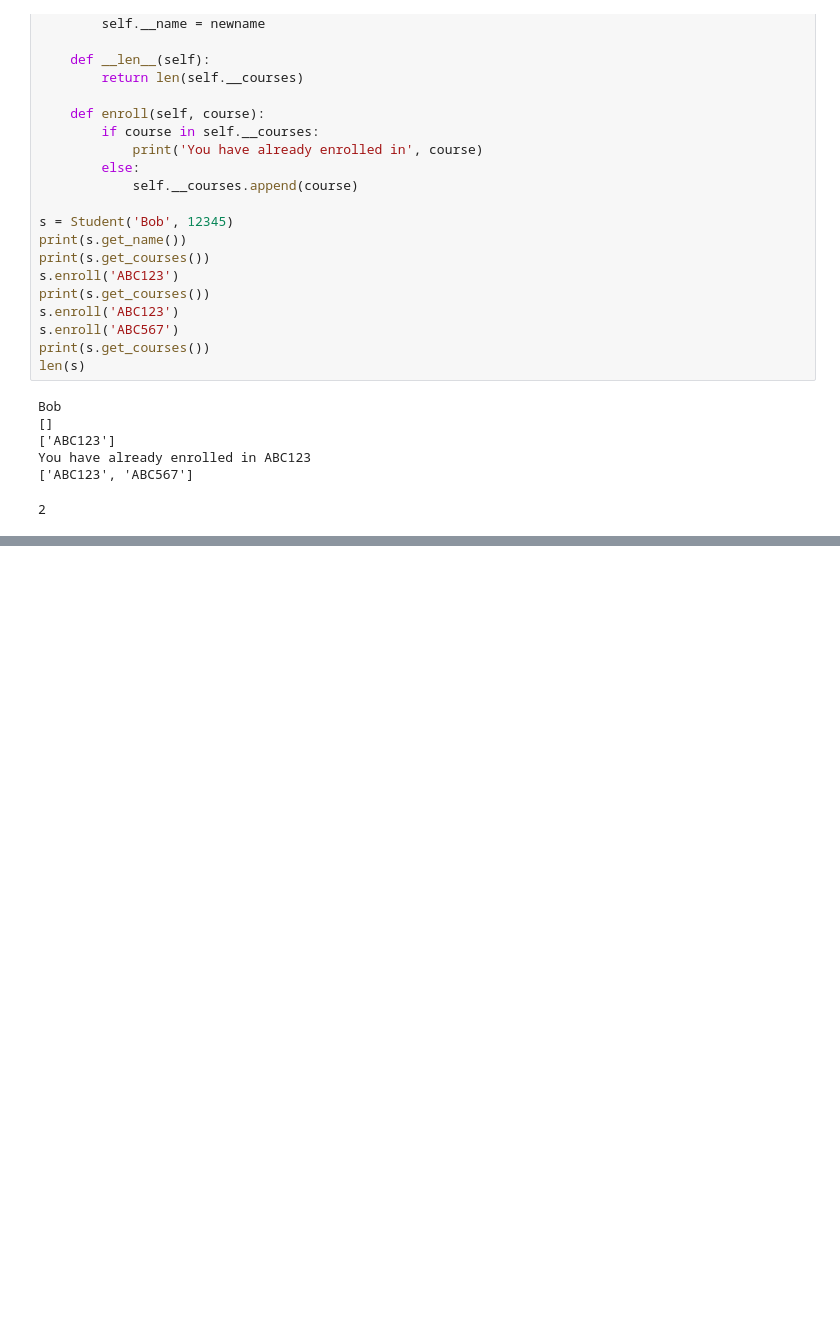
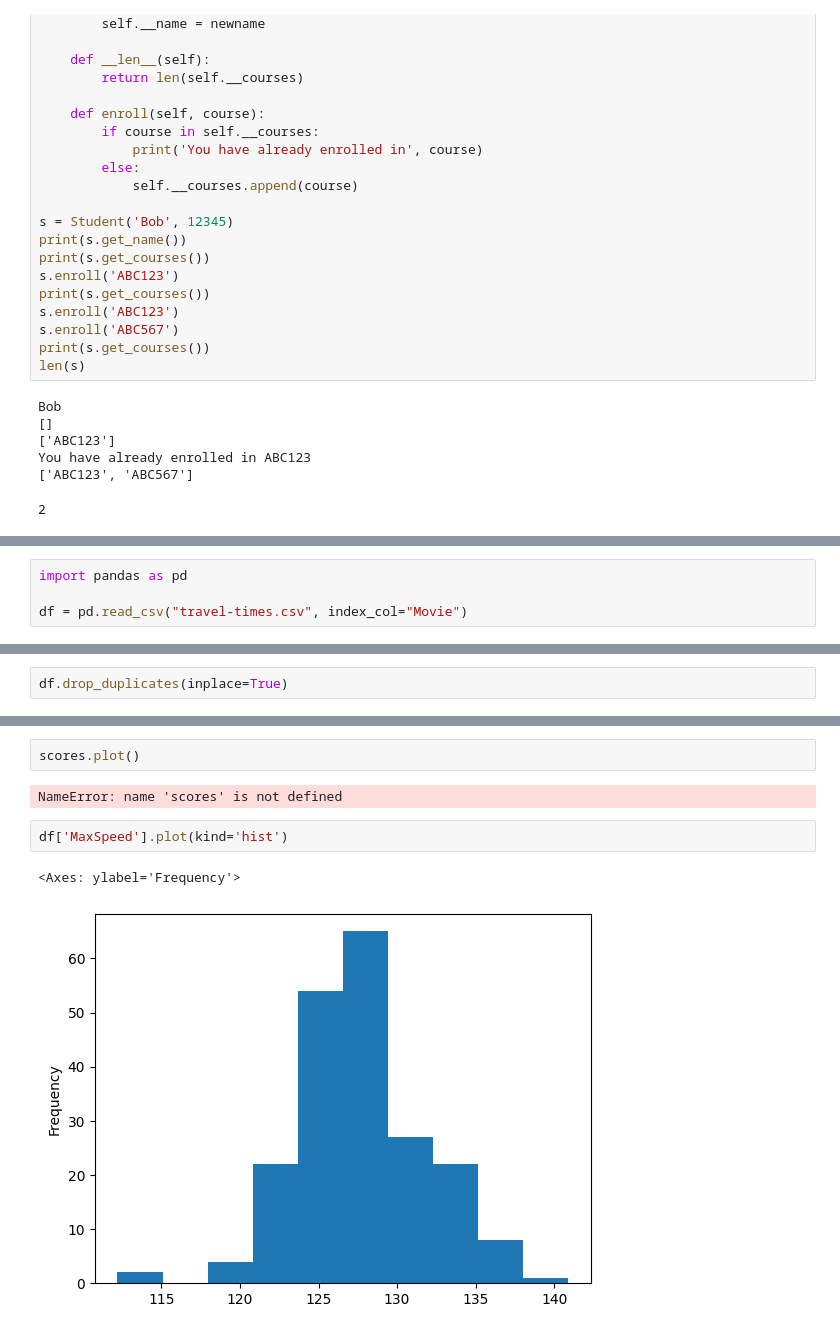
Before and after one commit to mjr436-blip/BTE-320, a Jupyter notebook: In_Class_Assignment.ipynb, the cells around one changed output, grey strips where cells are left out. Saved outputs shown, nothing was run; the diff lists cells and outputs as text; blank space fills up the shorter version.

```diff
--- a/In_Class_Assignment.ipynb
+++ b/In_Class_Assignment.ipynb
@@ -391,0 +420,4 @@ You have already enrolled in ABC123
+# %%
+import pandas as pd
+
+df = pd.read_csv("travel-times.csv", index_col="Movie")
@@ -391,0 +461,2 @@ You have already enrolled in ABC123
+# %%
+df.drop_duplicates(inplace=True)
@@ -391,0 +540,9 @@ You have already enrolled in ABC123
+# %%
+scores.plot()
+# %% [output]
+NameError: name 'scores' is not defined
+# %%
+df['MaxSpeed'].plot(kind='hist')
+# %% [output]
+<Axes: ylabel='Frequency'>
+[figure, added]
```
Also changed, not shown: parts of 10 cells of this notebook.
